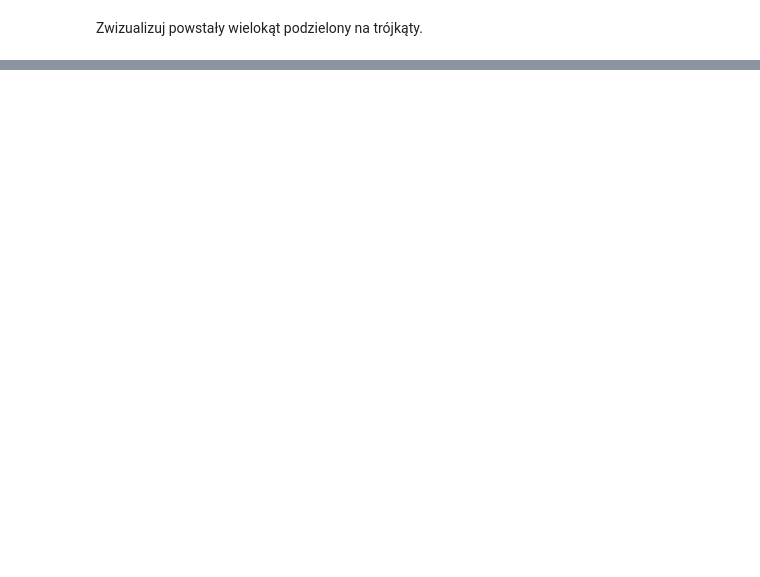
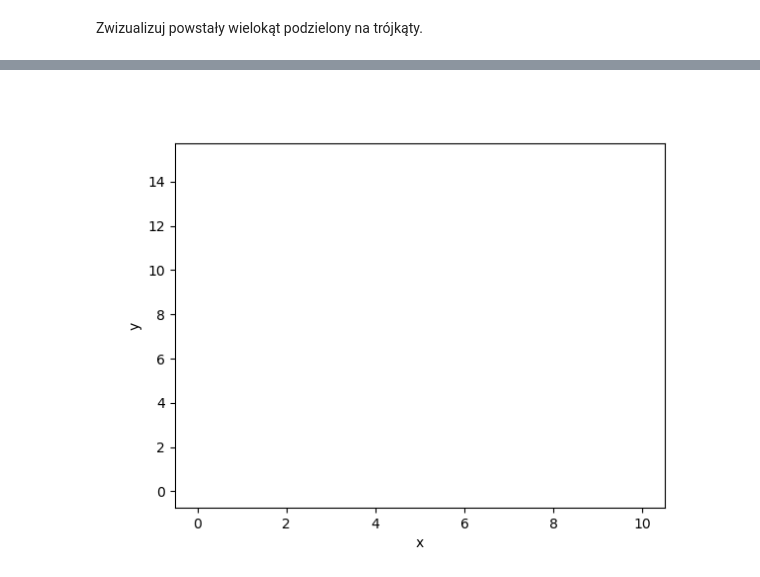
Before and after one commit to jacekloboda/geometric-algorithms, a Jupyter notebook: bitalg/lab3/main.ipynb, the cells around one changed output, grey strips where cells are left out. Drawn from its saved outputs; the diff is of its cells as text; code cells hidden in the pictures; blank space fills up the shorter version.

```diff
--- a/bitalg/lab3/main.ipynb
+++ b/bitalg/lab3/main.ipynb
@@ -616,0 +615,5 @@ TypeError: list indices must be integers or slices, not tuple
+# %%
+_, vis = triangulation_draw(B)
+vis.show_gif()
+# %% [output]
+[figure, added]
```
Also changed, not shown: parts of 13 cells of this notebook, 10 other files.
